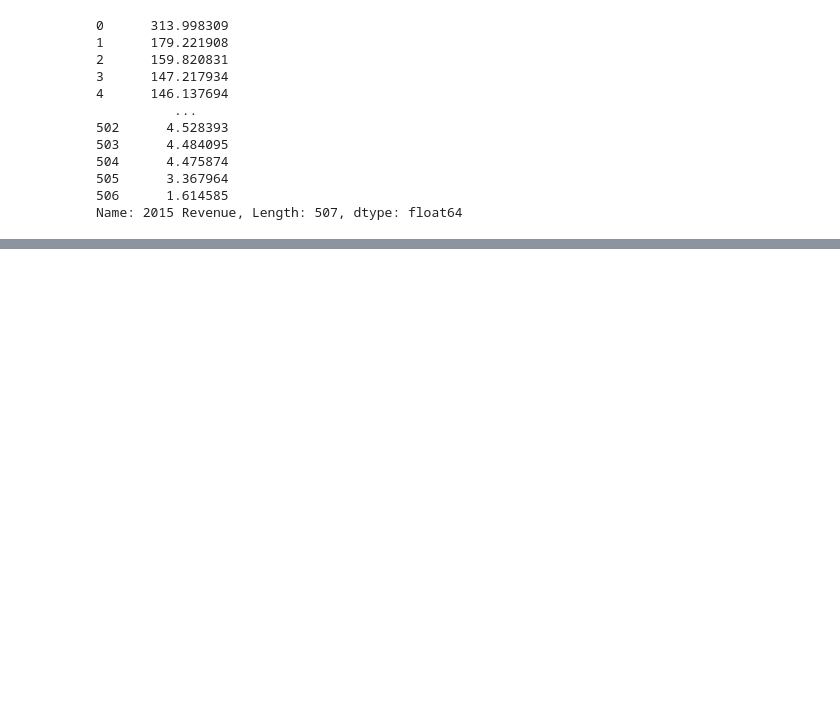
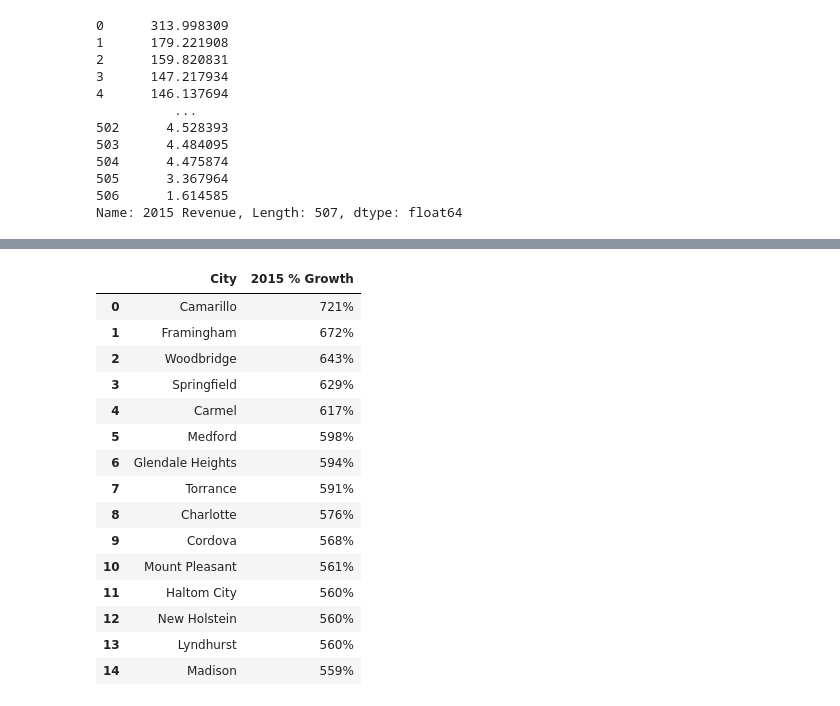
Before and after one commit to MrDataAnalyst/Sales-analysis, a Jupyter notebook: Startups.ipynb, the cells around one changed output, grey strips where cells are left out. Drawn from its saved outputs; the diff is of its cells as text; code cells hidden in the pictures; blank space fills up the shorter version.

```diff
--- a/Startups.ipynb
+++ b/Startups.ipynb
@@ -432,0 +458,6 @@ Name: City, dtype: object
+# %%
+City_Growth = data.groupby('City').apply(lambda x: np.mean(x['2015 Growth %'])).sort_values(ascending = False)
+# %%
+City_Growth = pd.DataFrame(City_Growth).reset_index()
+# %%
+City_Growth.rename(columns = {0: '2015 % Growth'},inplace=True)
@@ -432,0 +466,19 @@ Name: City, dtype: object
+# %%
+City_Growth[0:15]
+# %% [output]
+|  | City | 2015 % Growth |
+| 0 | Camarillo | 721% |
+| 1 | Framingham | 672% |
+| 2 | Woodbridge | 643% |
+| 3 | Springfield | 629% |
+| 4 | Carmel | 617% |
+| 5 | Medford | 598% |
+| 6 | Glendale Heights | 594% |
+| 7 | Torrance | 591% |
+| 8 | Charlotte | 576% |
+| 9 | Cordova | 568% |
+| 10 | Mount Pleasant | 561% |
+| 11 | Haltom City | 560% |
+| 12 | New Holstein | 560% |
+| 13 | Lyndhurst | 560% |
+| 14 | Madison | 559% |
```
Also changed, not shown: parts of 15 cells of this notebook.
